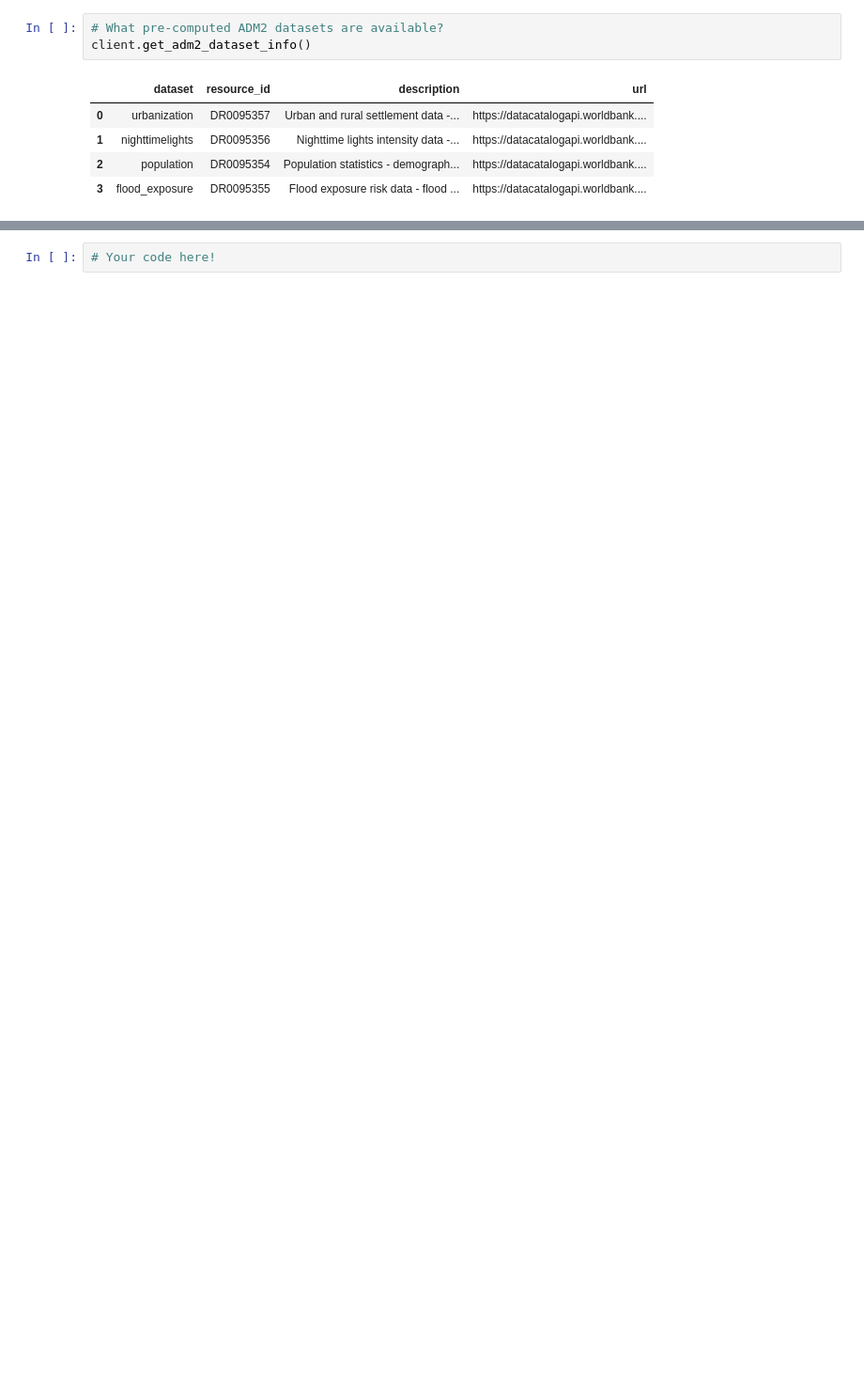
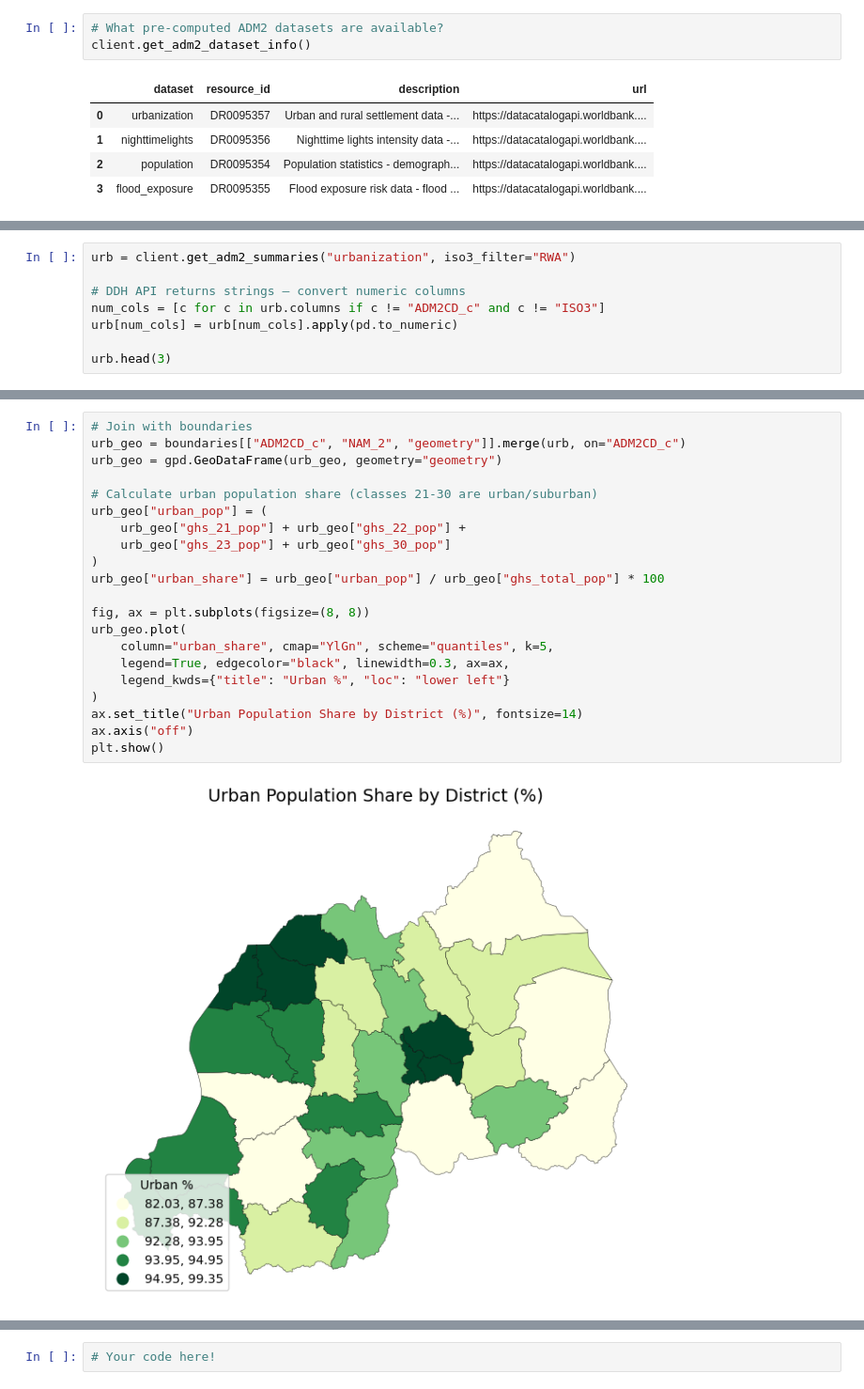
Before and after one commit to worldbank/DECAT_Space2Stats, a Jupyter notebook: workshops/01_accessing_subnational_data.ipynb, the cells around one changed output, grey strips where cells are left out. Shown at 94% size. Saved outputs shown, nothing was run; the diff lists cells and outputs as text; blank space fills up the shorter version.

```diff
--- a/workshops/01_accessing_subnational_data.ipynb
+++ b/workshops/01_accessing_subnational_data.ipynb
@@ -316,0 +242,8 @@ Retrieved 30 records (total available: 30)
+# %%
+urb = client.get_adm2_summaries("urbanization", iso3_filter="RWA")
+
+# DDH API returns strings — convert numeric columns
+num_cols = [c for c in urb.columns if c != "ADM2CD_c" and c != "ISO3"]
+urb[num_cols] = urb[num_cols].apply(pd.to_numeric)
+
+urb.head(3)
@@ -316,0 +258,23 @@ Retrieved 30 records (total available: 30)
+# %%
+# Join with boundaries
+urb_geo = boundaries[["ADM2CD_c", "NAM_2", "geometry"]].merge(urb, on="ADM2CD_c")
+urb_geo = gpd.GeoDataFrame(urb_geo, geometry="geometry")
+
+# Calculate urban population share (classes 21-30 are urban/suburban)
+urb_geo["urban_pop"] = (
+    urb_geo["ghs_21_pop"] + urb_geo["ghs_22_pop"] +
+    urb_geo["ghs_23_pop"] + urb_geo["ghs_30_pop"]
+)
+urb_geo["urban_share"] = urb_geo["urban_pop"] / urb_geo["ghs_total_pop"] * 100
+
+fig, ax = plt.subplots(figsize=(8, 8))
+urb_geo.plot(
+    column="urban_share", cmap="YlGn", scheme="quantiles", k=5,
+    legend=True, edgecolor="black", linewidth=0.3, ax=ax,
+    legend_kwds={"title": "Urban %", "loc": "lower left"}
+)
+ax.set_title("Urban Population Share by District (%)", fontsize=14)
+ax.axis("off")
+plt.show()
+# %% [output]
+[figure, added]
```
Also changed, not shown: parts of 36 cells of this notebook.
